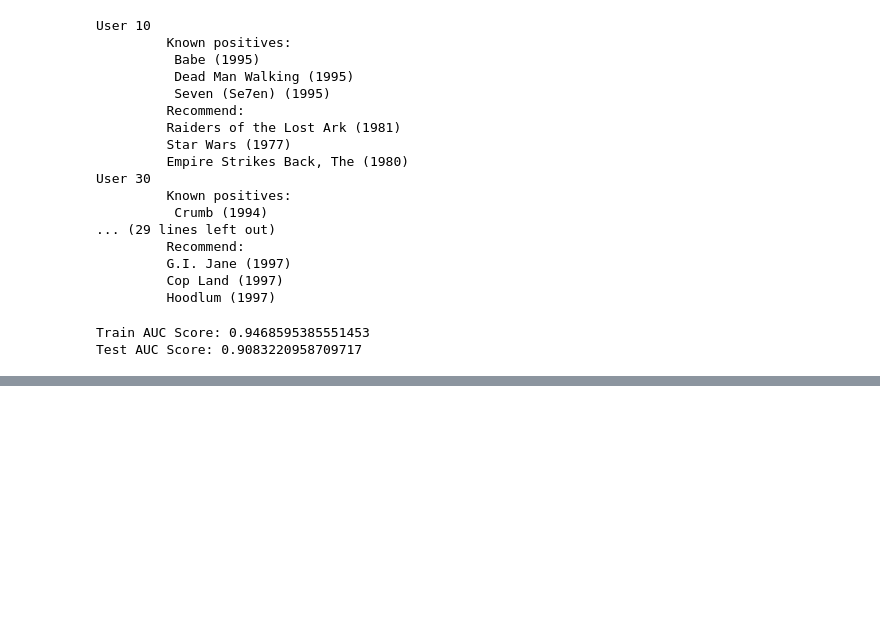
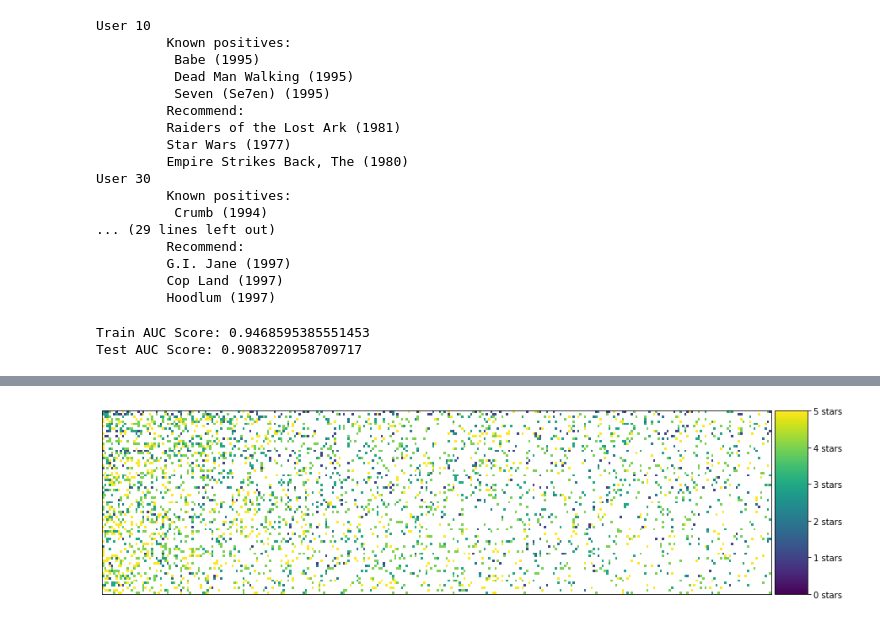
Before and after one commit to goelsarthak/Movies_Recommender_System, a Jupyter notebook: Final Project.ipynb, the cells around one changed output, grey strips where cells are left out. Saved outputs shown, nothing was run; the diff lists cells and outputs as text; code cells hidden in the pictures; blank space fills up the shorter version.

```diff
--- a/Final Project.ipynb
+++ b/Final Project.ipynb
@@ -196,0 +576,27 @@ Test AUC Score: 0.9083220958709717
+# %%
+user_movie_ratings =  pd.pivot_table(ratings_title, index='user_id', columns= 'title', values='rating')
+most_rated_movies_1k = get_most_rated_movies(user_movie_ratings, 1000)
+# %%
+from scipy.sparse import csr_matrix
+sparse_ratings = csr_matrix(pd.SparseDataFrame(most_rated_movies_1k).to_coo())
+# %%
+# 20 clusters
+predictions = KMeans(n_clusters=20, algorithm='full').fit_predict(sparse_ratings)
+# %%
+max_users = 70
+max_movies = 50
+
+clustered = pd.concat([most_rated_movies_1k.reset_index(), pd.DataFrame({'group':predictions})], axis=1)
+# %%
+# TODO: Pick a cluster ID from the clusters above
+cluster_number = 4
+
+# Let's filter to only see the region of the dataset with the most number of values
+n_users = 75
+n_movies = 300
+cluster = clustered[clustered.group == cluster_number].drop(['index', 'group'], axis=1)
+
+cluster = sort_by_rating_density(cluster, n_movies, n_users)
+draw_movies_heatmap(cluster, axis_labels=False)
+# %% [output]
+[figure, added]
```
Also changed, not shown: parts of 44 cells of this notebook.
